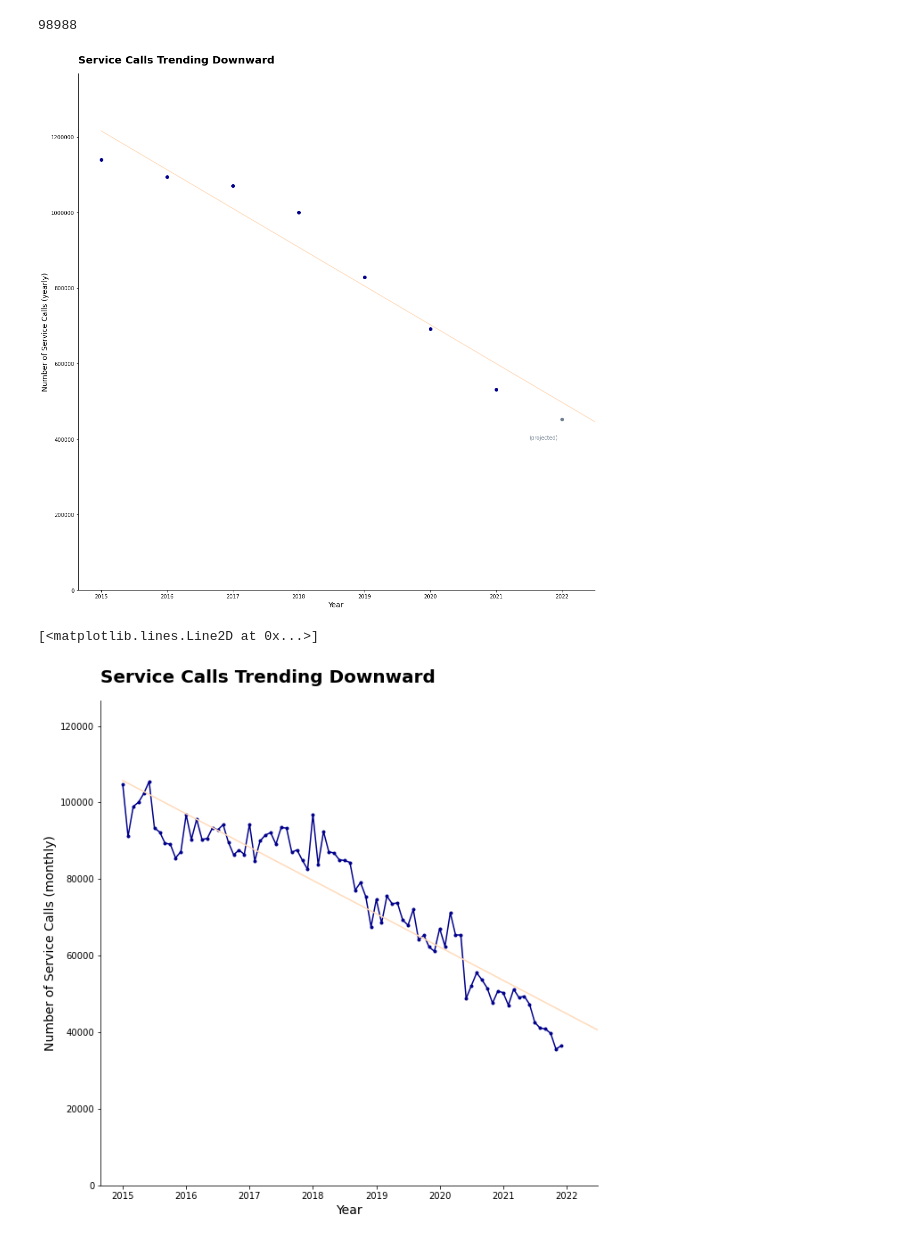
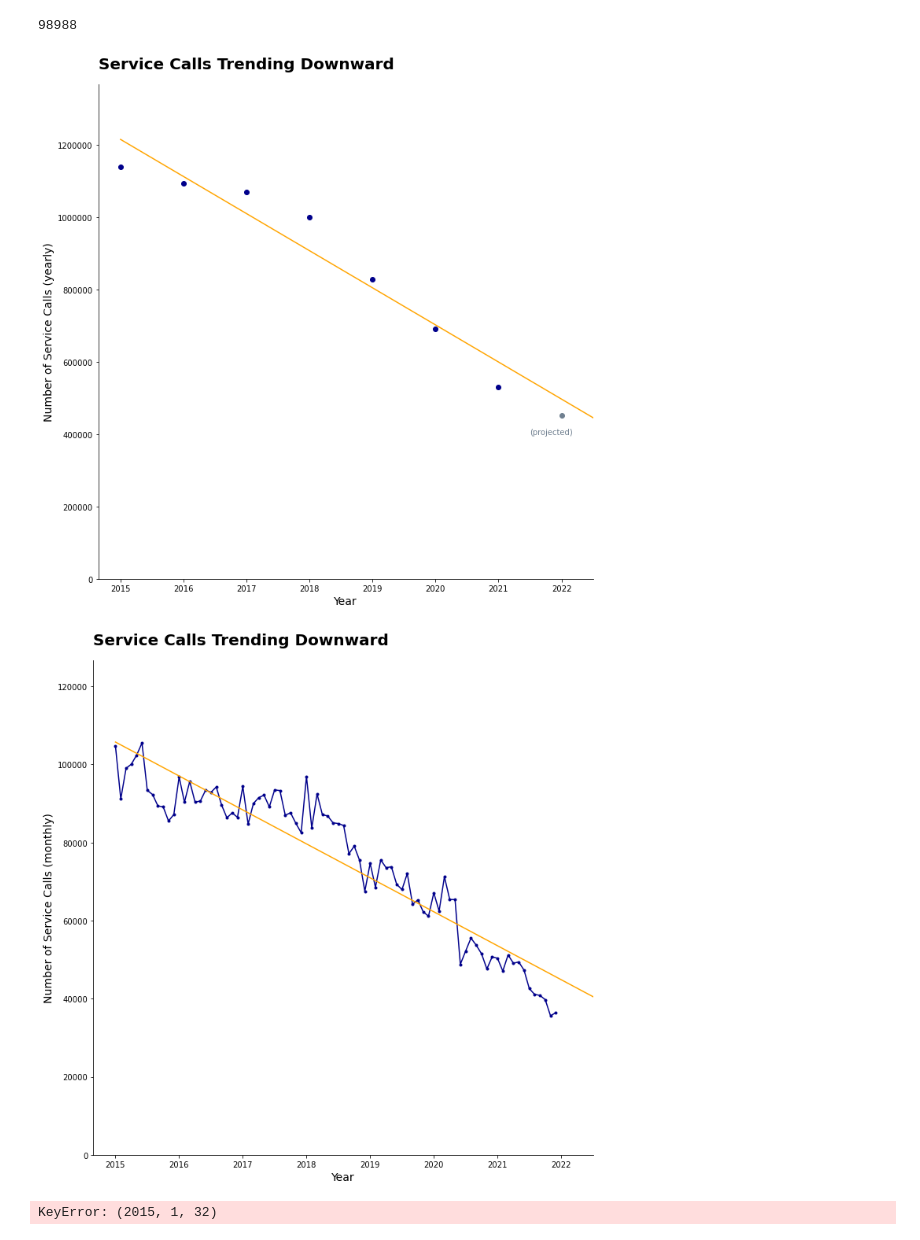
Before and after one commit to JacobTews/nash_police, a Jupyter notebook: process.ipynb, the cells around one changed output. Cells and saved outputs as stored; diff of their text form; code cells hidden in the pictures.

```diff
--- a/process.ipynb
+++ b/process.ipynb
@@ -984,41 +984,39 @@ y = [len(gb_year.get_group(year)) for year in range(2015, 2022)]
 # calculate a line of best fit
 reg = LR()
 reg.fit(x, y)
 preds = reg.predict(np.array(range(2015, 2024)).reshape(-1, 1))
 
 # create the fig and ax
-fig, ax = plt.subplots(figsize=(15, 15))
+fig, ax = plt.subplots(figsize=(10, 10), facecolor='white')
 
 # scatterplot
 ax.scatter(x, y, c='darkblue')
 ax.scatter(2022, projected_2022, c='slategrey')
 ax.annotate('(projected)', (2022, projected_2022), xytext=(2021.5, 400000), c='slategrey')
 ax.ticklabel_format(style='plain')
 ax.set_title('Service Calls Trending Downward',
              loc='left',
              pad=20,
              fontdict={
                  'fontsize': 20,
                  'fontweight': 'bold'
              }
             )
 ax.set_ylim(bottom=0, top=max(y)*1.2)
 ax.set_ylabel('Number of Service Calls (yearly)', fontsize=14)
 ax.set_xlim(right=2022.5)
 ax.set_xlabel('Year', fontsize=14)
 ax.spines['top'].set_visible(False)
 ax.spines['right'].set_visible(False)
 
-ax.plot(np.array(range(2015, 2024)), preds, c='peachpuff')
+ax.plot(np.array(range(2015, 2024)), preds, c='orange')
 
 plt.tight_layout()
-plt.savefig('viz/yearly_calls.png')
+plt.savefig('viz/yearly_calls.png', bbox_inches='tight', pad_inches=1)
 # %% [output]
-[figure, old version]
+[figure, new version]
 # %%
-# create the fig and ax
-fig, ax = plt.subplots(figsize=(10, 10))
-
+# store data to plot
 x = np.linspace(2015, 2022, 7*12, endpoint=False).reshape(-1, 1)
 y = []
 for year in range(2015, 2022):
@@ -1030,6 +1028,9 @@ for year in range(2015, 2022):
 reg = LR()
 reg.fit(x, y)
 preds = reg.predict(np.array(range(2015, 2024)).reshape(-1, 1))
+
+# create the fig and ax
+fig, ax = plt.subplots(figsize=(10, 10), facecolor='white')
 
 # plot
 ax.plot(x, y, marker='.', c='darkblue')
@@ -1049,7 +1050,13 @@ ax.set_xlabel('Year', fontsize=14)
 ax.spines['top'].set_visible(False)
 ax.spines['right'].set_visible(False)
 
-ax.plot(np.array(range(2015, 2024)), preds, c='peachpuff')
+ax.plot(np.array(range(2015, 2024)), preds, c='orange')
+
+plt.tight_layout()
+plt.savefig('viz/monthly_calls.png', bbox_inches='tight', pad_inches=1)
 # %% [output]
-[<matplotlib.lines.Line2D at 0x...>]
-[figure, old version]
+[figure, new version]
+# %%
+len(gb_day.get_group((2015, 1, 32)))
+# %% [output]
+KeyError: (2015, 1, 32)
```
Also changed, not shown: parts of 1 cell of this notebook, 3 other files.
